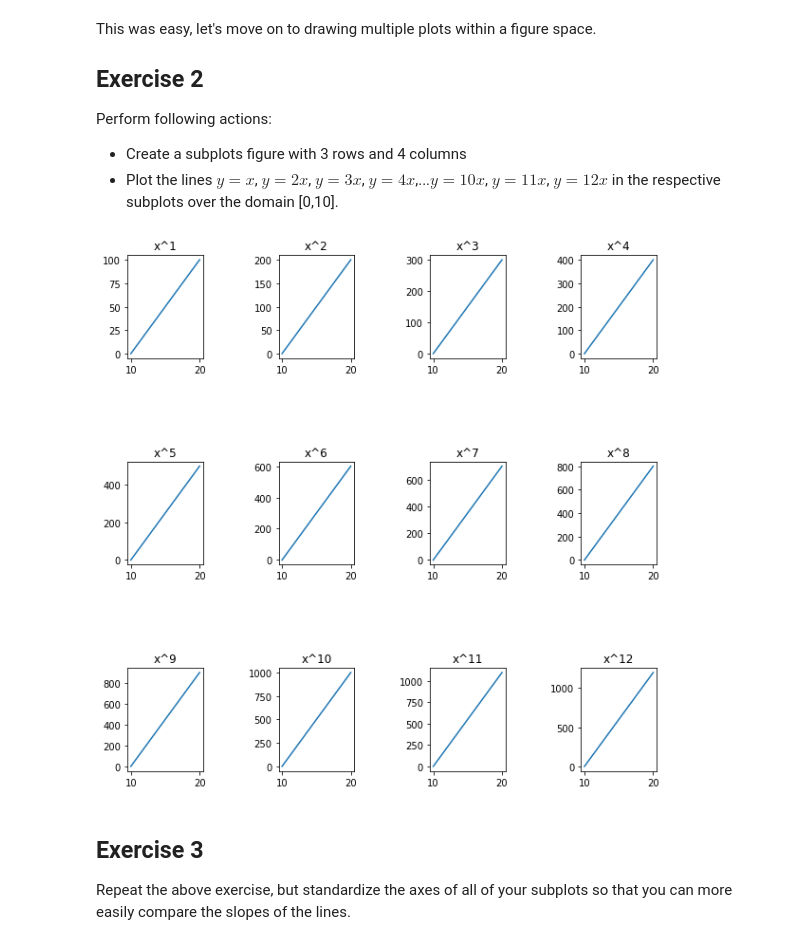
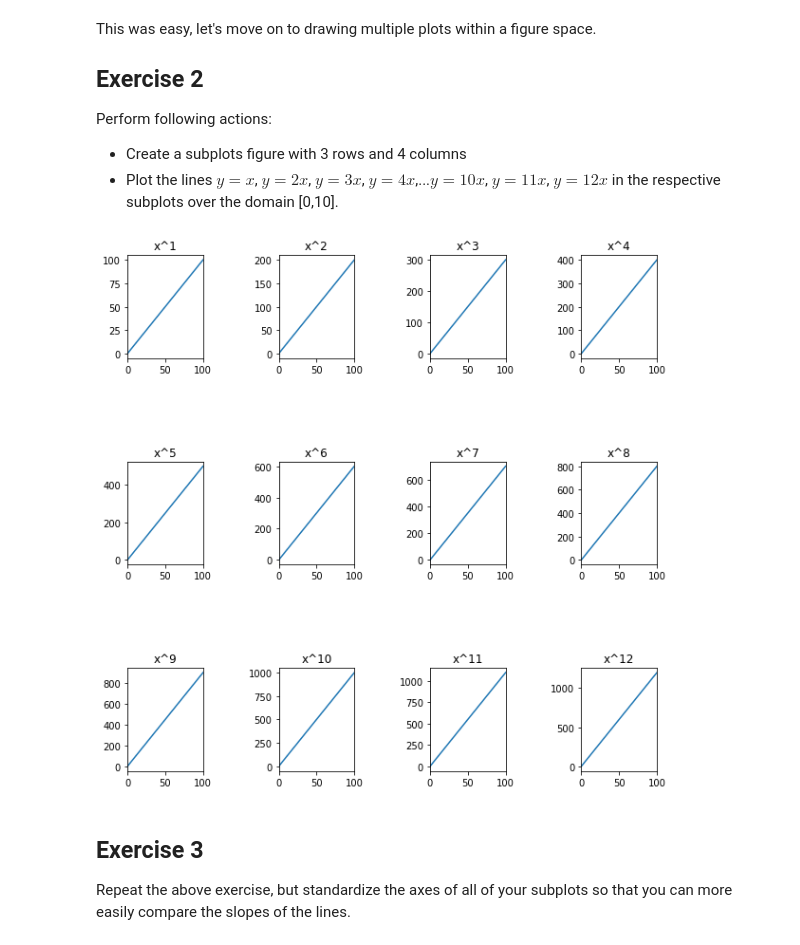
Before and after one commit to nsragow/dsc-more-practice-with-matplotlib-lab-nyc-ds-career-042219, a Jupyter notebook: index.ipynb, the cells around one changed output. Drawn from its saved outputs; the diff is of its cells as text; code cells hidden in the pictures.

```diff
--- a/index.ipynb
+++ b/index.ipynb
@@ -78,18 +78,18 @@ Perform following actions:
 # %%
 fig, axes = plt.subplots(nrows=3,ncols=4)
 fig.subplots_adjust(hspace=1,wspace=1)
 for x in range(1,13):
     x_vals = np.linspace(0,100,100)
     y_vals = x*x_vals
     ax = axes[(x-1)//4][(x-1)%4]
     ax.plot(x_vals,y_vals)
     ax.set_title(f"x^{x}")
     ax.figure.set_figheight(10)
     ax.figure.set_figwidth(10)
-    ax.set_xlim()
-    ax.set_xticklabels(range(0,100,10))
+    ax.set_xlim(0,100)
+    #ax.set_xticklabels(range(0,100,10))
 # %% [output]
-[figure, old version]
+[figure, new version]
 # %% [markdown]
 ## Exercise 3
 
```
